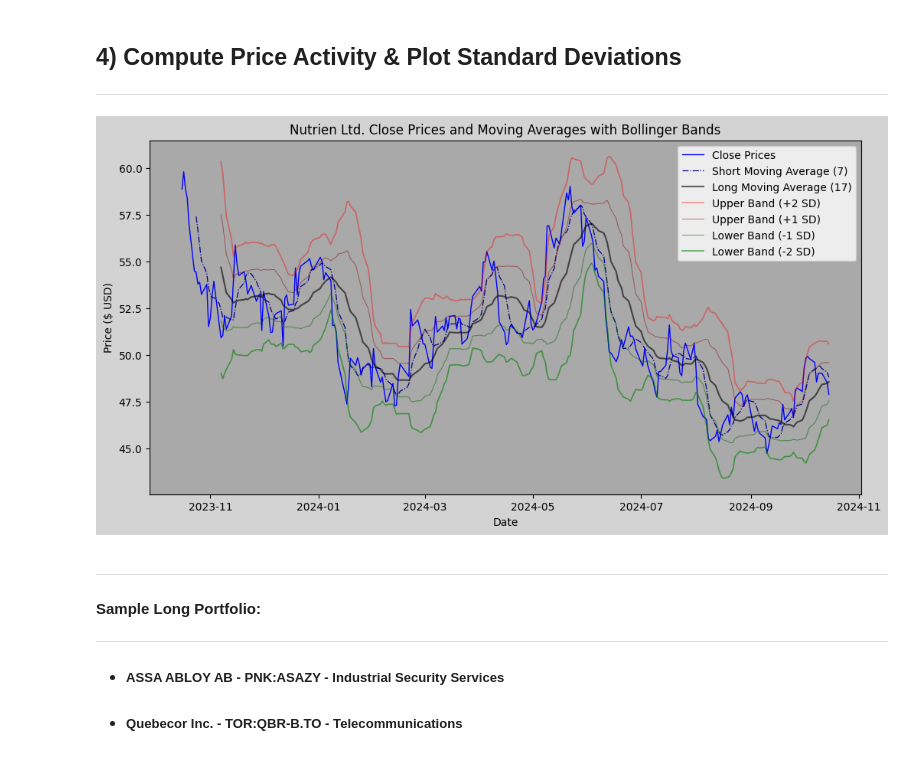
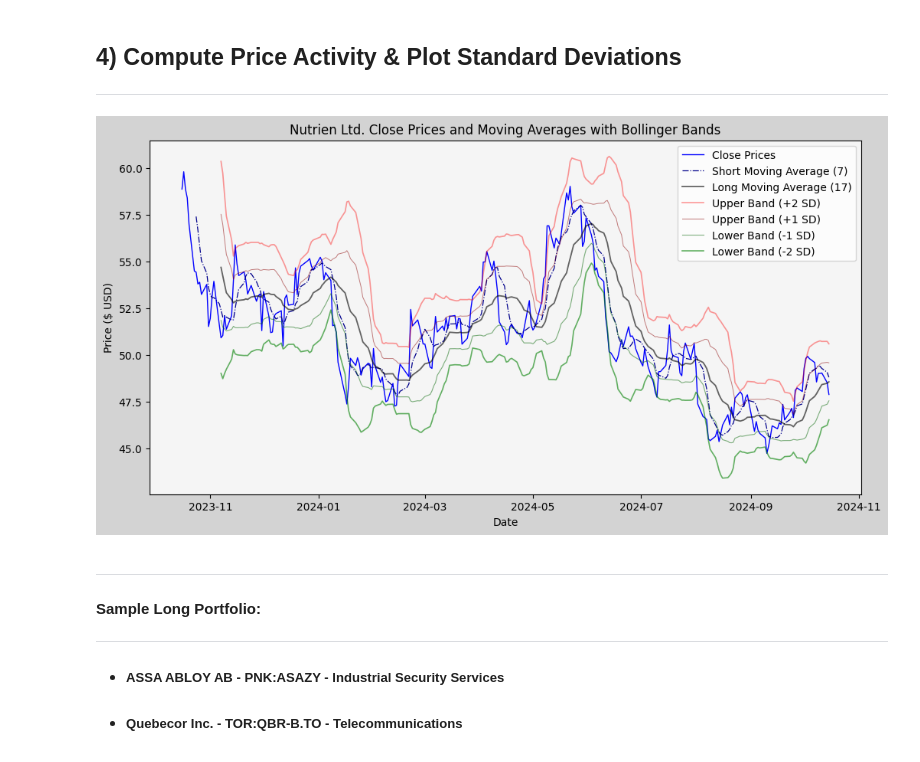
Before and after one commit to reidnclark/MFDPRepo, a Jupyter notebook: MFDP.ipynb, the cells around one changed output. Saved outputs shown, nothing was run; the diff lists cells and outputs as text; code cells hidden in the pictures.

```diff
--- a/MFDP.ipynb
+++ b/MFDP.ipynb
@@ -266,36 +266,36 @@ stddev_long = calculate_stddev(close_prices, moving_avg_interval_long)
 # Calculate Bollinger Bands
 upper_band_1 = moving_avg_long_stretched + stddev_long
 lower_band_1 = moving_avg_long_stretched - stddev_long
 upper_band_2 = moving_avg_long_stretched + (2 * stddev_long)
 lower_band_2 = moving_avg_long_stretched - (2 * stddev_long)
 
 # Plotting the historical close prices and moving averages
 plt.figure(figsize=(12, 6), facecolor='lightgrey')
-plt.gca().set_facecolor('darkgrey')
+plt.gca().set_facecolor('whitesmoke')
 plt.plot(close_prices.index, close_prices, label='Close Prices',
          color='blue', linewidth=1)
 plt.plot(close_prices.index, moving_avg_short_stretched, label=f'Short Moving Average ({moving_avg_interval_short})',
          color='darkblue', linewidth=.9, linestyle='-.')
 plt.plot(close_prices.index, moving_avg_long_stretched, label=f'Long Moving Average ({moving_avg_interval_long})',
-         color='black', linewidth=1.5, linestyle='-',alpha=0.6)
+         color='black', linewidth=1.3, linestyle='-',alpha=0.6)
 
 # Plotting Bollinger Bands
 plt.plot(close_prices.index, upper_band_2, label='Upper Band (+2 SD)',
          color='red', linestyle='-', linewidth=1.2, alpha=0.4)
 plt.plot(close_prices.index, upper_band_1, label='Upper Band (+1 SD)',
          color='darkred', linestyle='-', linewidth=0.7, alpha=0.5)
 plt.plot(close_prices.index, lower_band_1, label='Lower Band (-1 SD)',
          color='darkgreen', linestyle='-', linewidth=0.8, alpha=0.5)
 plt.plot(close_prices.index, lower_band_2, label='Lower Band (-2 SD)',
          color='green', linestyle='-', linewidth=1.2, alpha=0.6)
 
 plt.title(f'{ticker_name} Close Prices and Moving Averages with Bollinger Bands')
 plt.xlabel('Date')
 plt.ylabel('Price ($ USD)')
 plt.legend()
 plt.show()
 # %% [output]
-[figure, old version]
+[figure, new version]
 # %% [markdown]
 ---
 #### Sample Long Portfolio:
```
